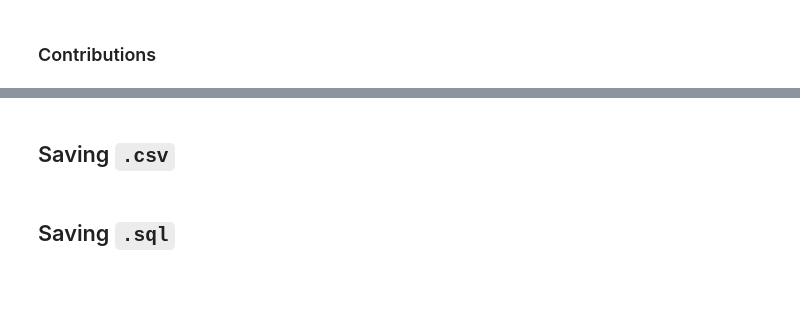
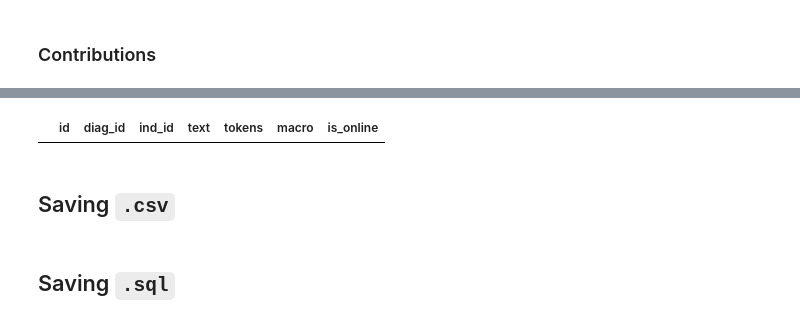
Before and after one commit to ECQQ/preprocessing, a Jupyter notebook: Pipeline.ipynb, the cells around one changed output, grey strips where cells are left out. Saved outputs shown, nothing was run; the diff lists cells and outputs as text; code cells hidden in the pictures; blank space fills up the shorter version.

```diff
--- a/Pipeline.ipynb
+++ b/Pipeline.ipynb
@@ -233,3 +245,7 @@ contributions.sample(3)
+# %%
+contributions[(contributions['diag_id'] == '') & (contributions['ind_id'] == '')]
+# %% [output]
+|  | id | diag_id | ind_id | text | tokens | macro | is_online |
 # %% [markdown]
 ## Saving `.csv`
 # %%
```
Also changed, not shown: parts of 33 cells of this notebook, 15 other files.
